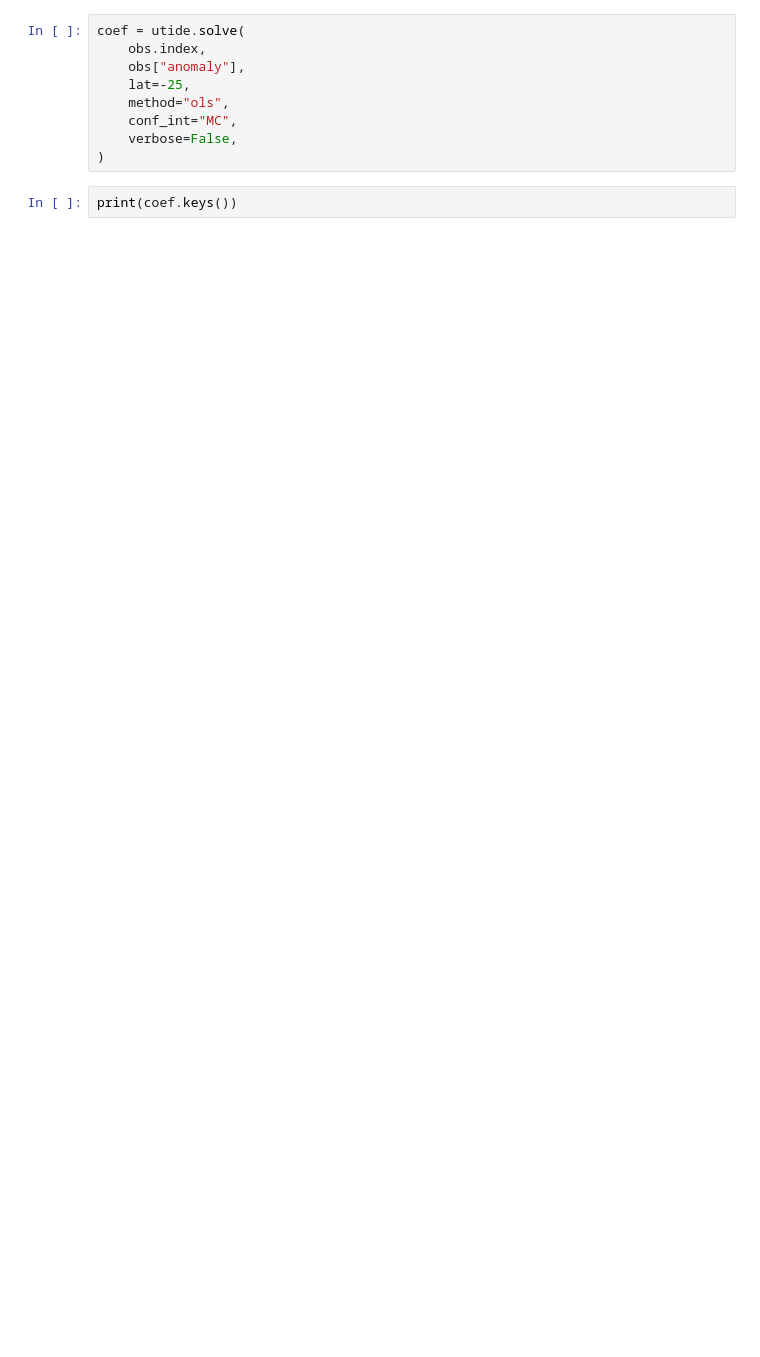
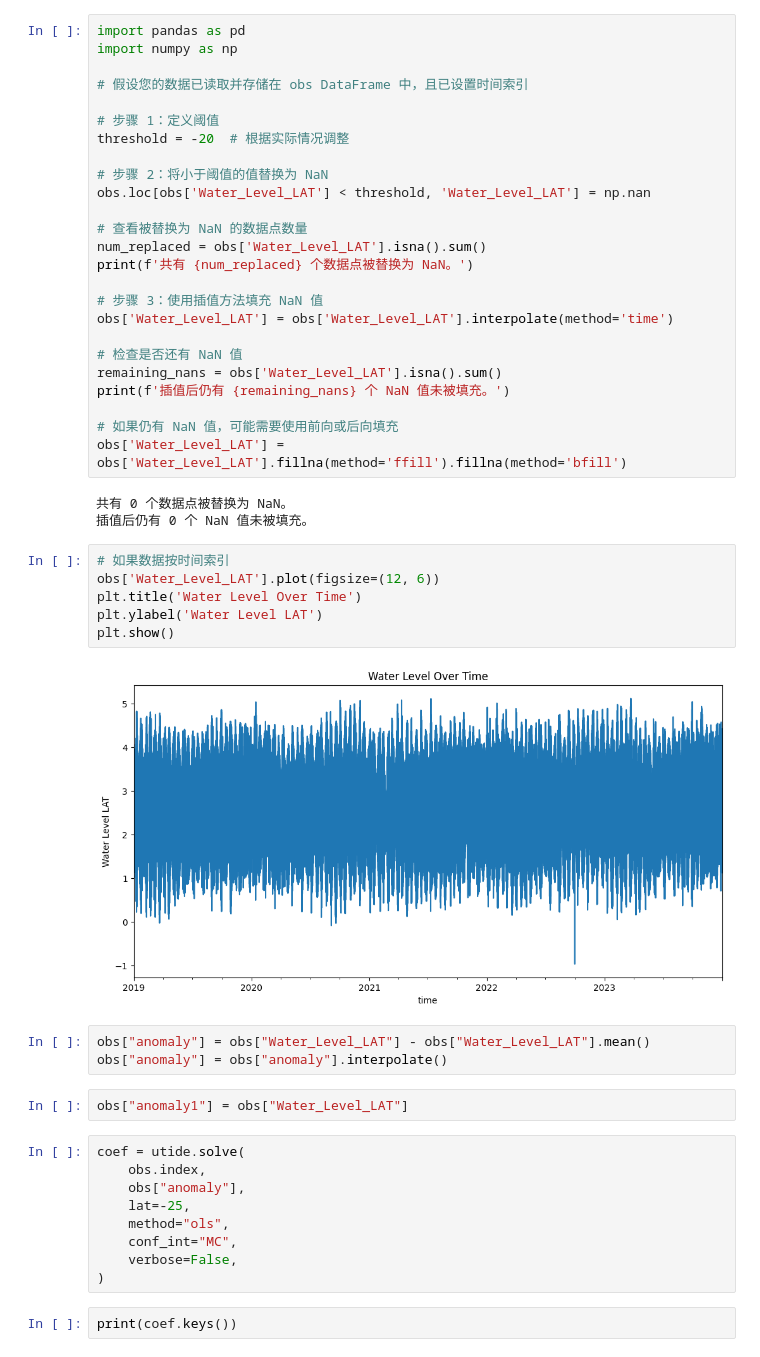
Before and after one commit to zhn66776/Tidal_try, a Jupyter notebook: utide.ipynb, the cells around one changed output. Drawn from its saved outputs; the diff is of its cells as text; blank space fills up the shorter version.

```diff
--- a/utide.ipynb
+++ b/utide.ipynb
@@ -64,3 +126,44 @@ print(f"{corrected.sum()} points were flagged 'corrected' and left unchanged")
+# %%
+import pandas as pd
+import numpy as np
+
+# 假设您的数据已读取并存储在 obs DataFrame 中，且已设置时间索引
+
+# 步骤 1：定义阈值
+threshold = -20  # 根据实际情况调整
+
+# 步骤 2：将小于阈值的值替换为 NaN
+obs.loc[obs['Water_Level_LAT'] < threshold, 'Water_Level_LAT'] = np.nan
+
+# 查看被替换为 NaN 的数据点数量
+num_replaced = obs['Water_Level_LAT'].isna().sum()
+print(f'共有 {num_replaced} 个数据点被替换为 NaN。')
+
+# 步骤 3：使用插值方法填充 NaN 值
+obs['Water_Level_LAT'] = obs['Water_Level_LAT'].interpolate(method='time')
+
+# 检查是否还有 NaN 值
+remaining_nans = obs['Water_Level_LAT'].isna().sum()
+print(f'插值后仍有 {remaining_nans} 个 NaN 值未被填充。')
+
+# 如果仍有 NaN 值，可能需要使用前向或后向填充
+obs['Water_Level_LAT'] = obs['Water_Level_LAT'].fillna(method='ffill').fillna(method='bfill')
+# %% [output]
+共有 0 个数据点被替换为 NaN。
+插值后仍有 0 个 NaN 值未被填充。
+# %%
+# 如果数据按时间索引
+obs['Water_Level_LAT'].plot(figsize=(12, 6))
+plt.title('Water Level Over Time')
+plt.ylabel('Water Level LAT')
+plt.show()
+# %% [output]
+[figure, added]
+# %%
+obs["anomaly"] = obs["Water_Level_LAT"] - obs["Water_Level_LAT"].mean()
+obs["anomaly"] = obs["anomaly"].interpolate()
+# %%
+obs["anomaly1"] = obs["Water_Level_LAT"]
 # %%
 coef = utide.solve(
     obs.index,
```
Also changed, not shown: parts of 23 cells of this notebook, 3 other files.
